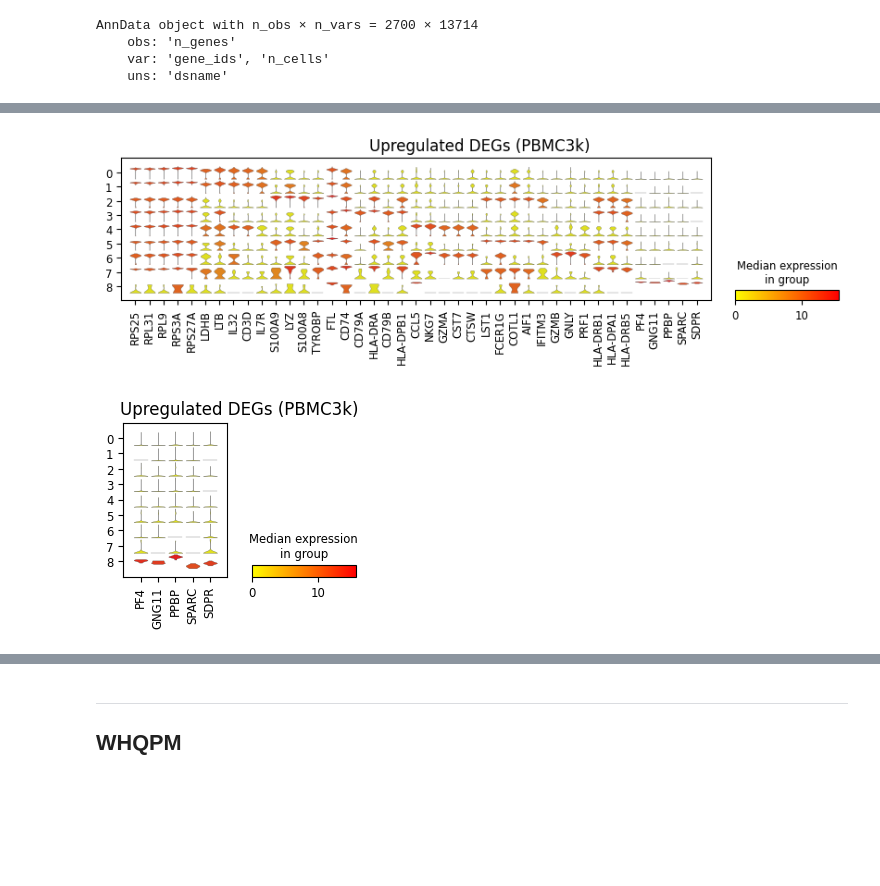
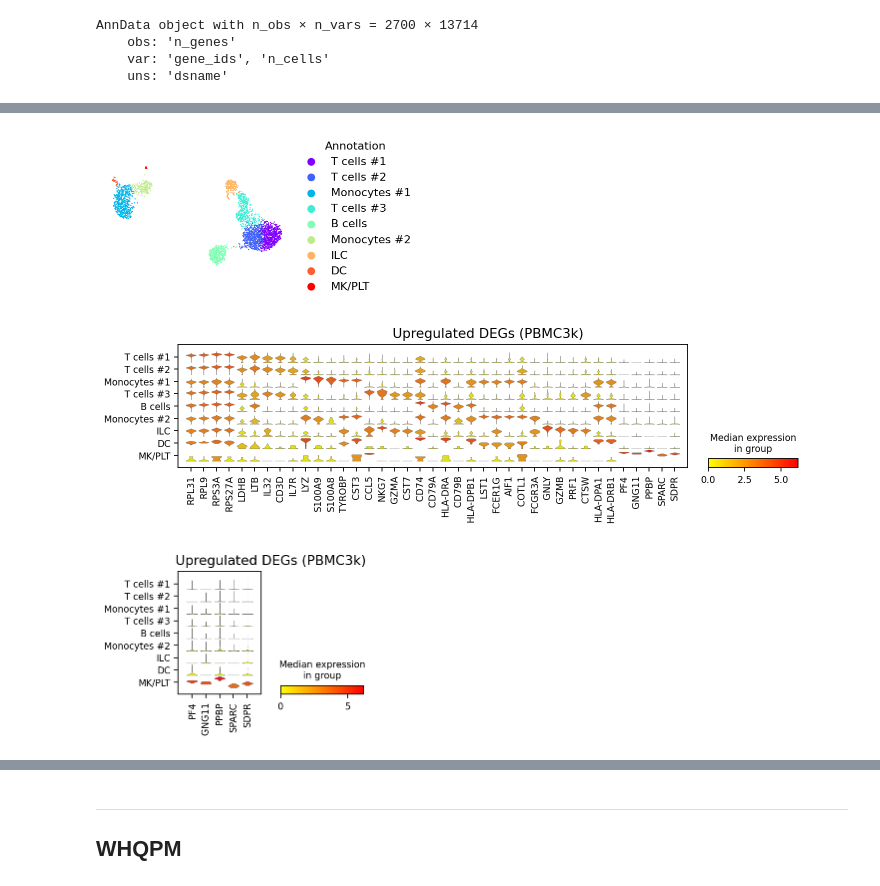
Before and after one commit to yo-aka-gene/grnet, a Jupyter notebook: docs/notebooks/pbmc3k_viz.ipynb, the cells around one changed output, grey strips where cells are left out. Saved outputs shown, nothing was run; the diff lists cells and outputs as text; code cells hidden in the pictures; blank space fills up the shorter version.

```diff
--- a/docs/notebooks/pbmc3k_viz.ipynb
+++ b/docs/notebooks/pbmc3k_viz.ipynb
@@ -129,0 +173,9 @@ sc.pl.rank_genes_groups(conf.data, n_genes=25, sharey=False)
+# %%
+fig, ax = plt.subplots(figsize=(5, 5))
+
+df_ct = pd.crosstab(annotated.obs["leiden"], annotated.obs["celltypist_majority_voting"])
+
+sns.heatmap(
+    data=(df_ct.T / df_ct.sum(axis=1)).T, cmap="viridis", ax=ax,
+    annot=True
+)
@@ -129,0 +185,7 @@ sc.pl.rank_genes_groups(conf.data, n_genes=25, sharey=False)
+# %%
+annot_ct = {
+    str(i): df_ct.columns[v] for i, v in enumerate(
+        np.argmax(df_ct.values, axis=1)
+    )
+}
+annot_ct
@@ -129,0 +202,13 @@ sc.pl.rank_genes_groups(conf.data, n_genes=25, sharey=False)
+# %%
+from collections import defaultdict
+
+counts = defaultdict(int)
+indexed_annot_ct = {}
+
+for k, v in annot_ct.items():
+    counts[v] += 1
+    _idx = f" #{counts[v]}" if pd.DataFrame(annot_ct, index=["annotation"]).T.value_counts()[v] > 1 else ''
+    _category = v if v != "Megakaryocytes/platelets" else f"MK/PLT"
+    indexed_annot_ct[k] = f"{_category}{_idx}"
+
+indexed_annot_ct
@@ -130,35 +225,50 @@ sc.pl.rank_genes_groups(conf.data, n_genes=25, sharey=False)
+# %%
+conf.data.obs["annotation"] = conf.data.obs["leiden"].apply(
+    lambda cluster_id: indexed_annot_ct[cluster_id]
+)
+# %%
+fig, ax = plt.subplots(figsize=(3, 3))
+
+scx.pl.umap(
+    conf.data, color="annotation", ax=ax,
+    size=5, show=False, palette="rainbow"
+)
+
+fig.savefig(f"{conf.export}/umap.pdf", **kwarg_savefig)
+# %% [output]
+[figure, added]
 # %%
 n = 5
 
 fig, ax = plt.subplots(figsize=(10, 2))
 sc.pl.stacked_violin(
     conf.data, top_degs(conf.data, n, min_logfc=1),
-    groupby="leiden", cmap="autumn_r",
+    groupby="annotation", cmap="autumn_r",
     ax=ax, show=False, figsize=(10, 2)
 )
 ax.set_title(f"Upregulated DEGs ({conf.dsname})")
 
 fig.savefig(
-    f"{conf.export}/sigup_violin.png",
+    f"{conf.export}/sigup_violin.pdf",
     **kwarg_savefig
 )
 # %% [output]
-[figure, old version]
+[figure, new version]
 # %%
 fig, ax = plt.subplots(figsize=(3, 2))
 sc.pl.stacked_violin(
     conf.data, get_deg(conf.data, "8", min_logfc=1)[:5],
-    groupby="leiden", cmap="autumn_r",
+    groupby="annotation", cmap="autumn_r",
     ax=ax, show=False, figsize=(3, 2)
 )
 ax.set_title(f"Upregulated DEGs ({conf.dsname})")
 
 fig.savefig(
-    f"{conf.export}/sigup_violin_8.png",
+    f"{conf.export}/sigup_violin_8.pdf",
     **kwarg_savefig
 )
 # %% [output]
-[figure, old version]
+[figure, new version]
 # %%
 from grnet.clusters import CellClasses
 from grnet.models import PC, PretrainedModel
```
Also changed, not shown: parts of 92 cells of this notebook.
